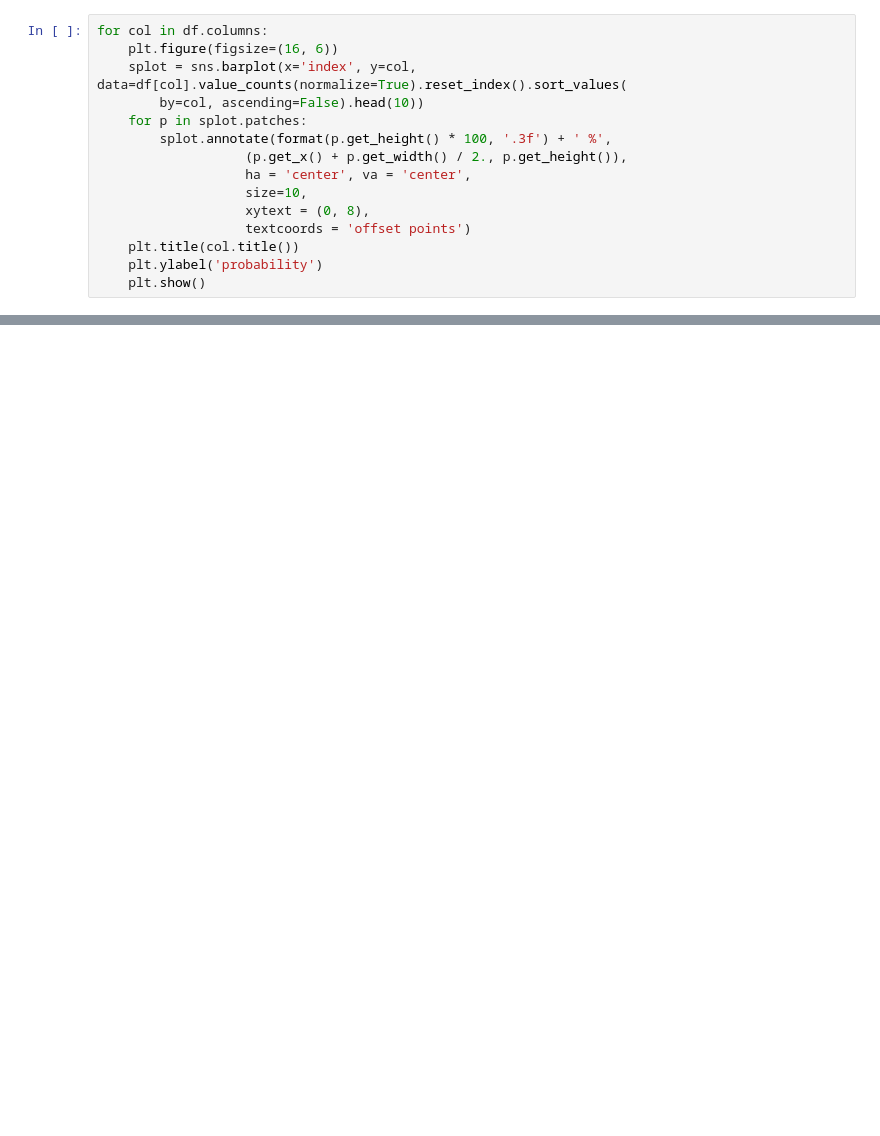
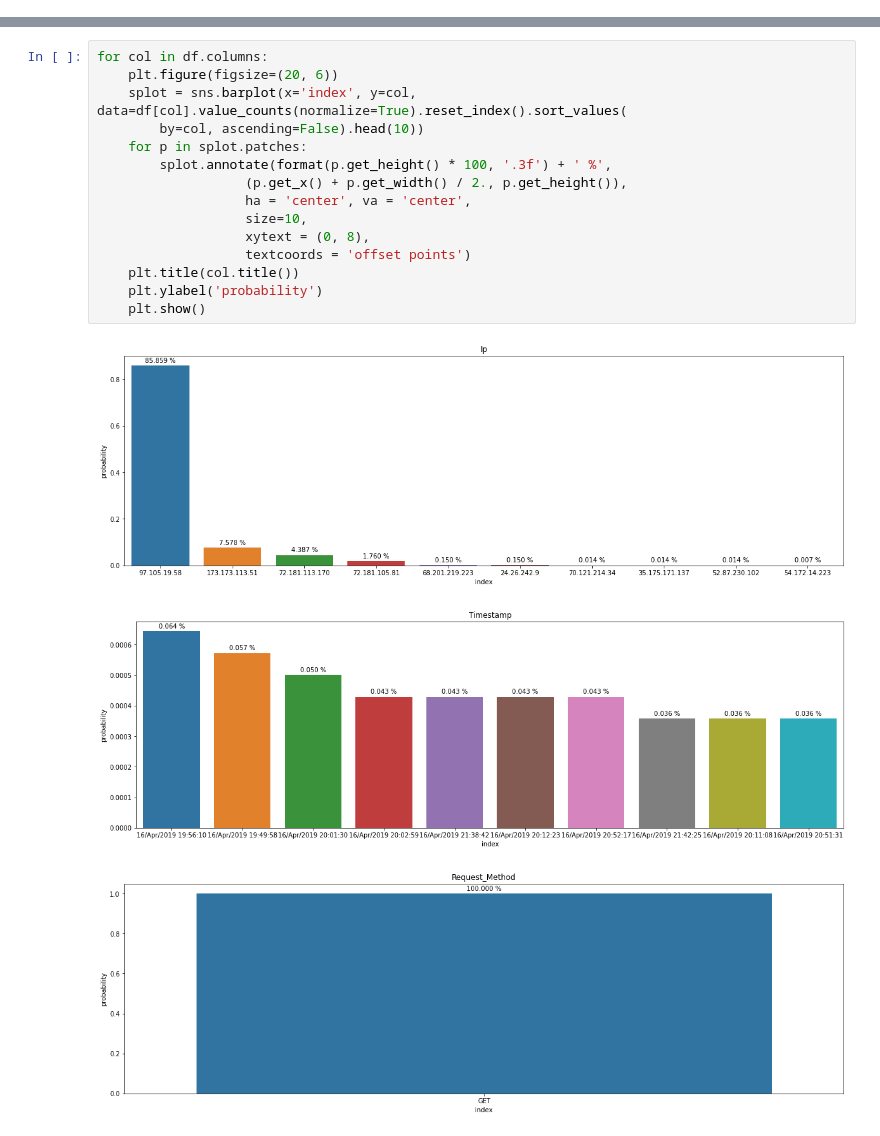
Before and after one commit to CharlesAtchison/anomaly-detection-exercises, a Jupyter notebook: discrete_anomaly_detection.ipynb, the cells around one changed output, grey strips where cells are left out. Cells and saved outputs as stored; diff of their text form; blank space fills up the shorter version.

```diff
--- a/discrete_anomaly_detection.ipynb
+++ b/discrete_anomaly_detection.ipynb
@@ -45,15 +44,0 @@ def value_counts_and_frequencies(s: pd.Series, dropna=True) -> pd.DataFrame:
-# %%
-for col in df.columns:
-    plt.figure(figsize=(16, 6))
-    splot = sns.barplot(x='index', y=col, data=df[col].value_counts(normalize=True).reset_index().sort_values(
-        by=col, ascending=False).head(10))
-    for p in splot.patches:
-        splot.annotate(format(p.get_height() * 100, '.3f') + ' %',
-                   (p.get_x() + p.get_width() / 2., p.get_height()),
-                   ha = 'center', va = 'center',
-                   size=10,
-                   xytext = (0, 8),
-                   textcoords = 'offset points')
-    plt.title(col.title())
-    plt.ylabel('probability')
-    plt.show()
@@ -68,0 +53,19 @@ for col in df.columns:
+# %%
+for col in df.columns:
+    plt.figure(figsize=(20, 6))
+    splot = sns.barplot(x='index', y=col, data=df[col].value_counts(normalize=True).reset_index().sort_values(
+        by=col, ascending=False).head(10))
+    for p in splot.patches:
+        splot.annotate(format(p.get_height() * 100, '.3f') + ' %',
+                   (p.get_x() + p.get_width() / 2., p.get_height()),
+                   ha = 'center', va = 'center',
+                   size=10,
+                   xytext = (0, 8),
+                   textcoords = 'offset points')
+    plt.title(col.title())
+    plt.ylabel('probability')
+    plt.show()
+# %% [output]
+[figure, added]
+[figure, added]
+[figure, added]
```
Also changed, not shown: parts of 7 cells of this notebook.
